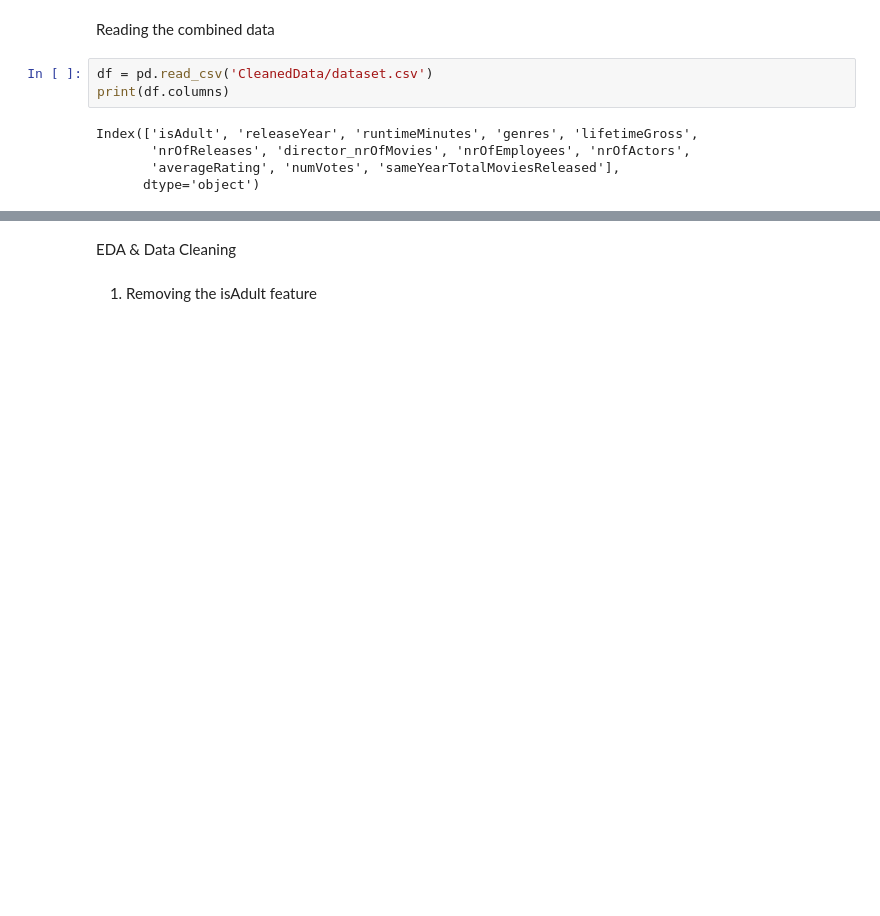
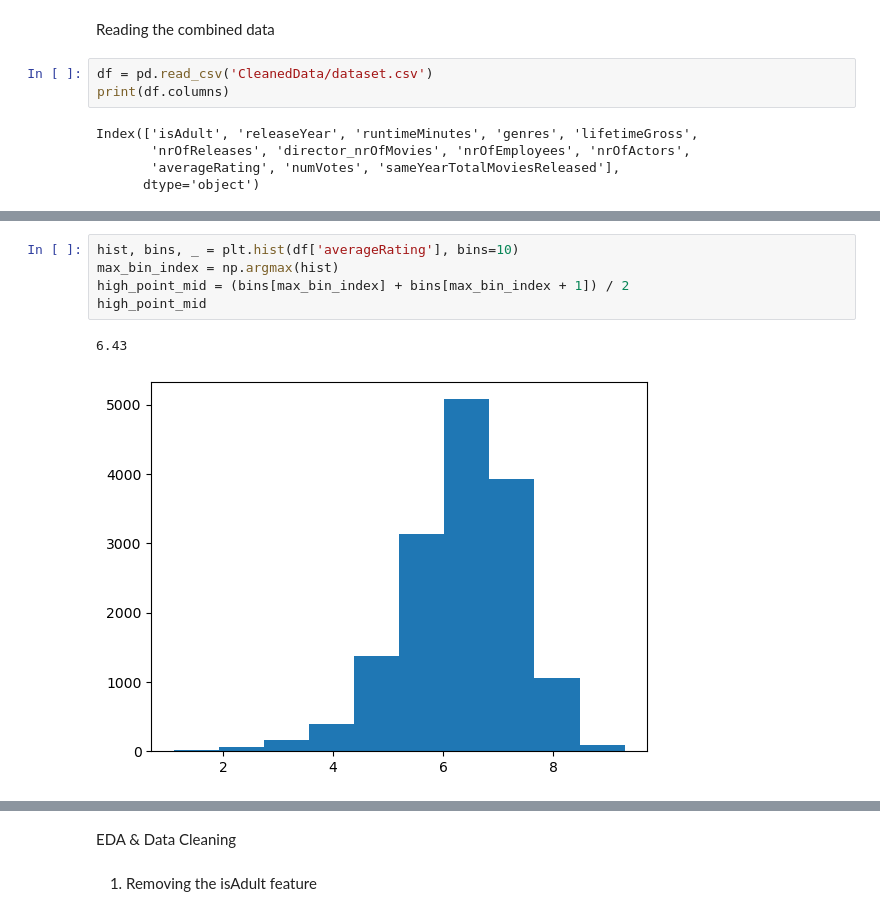
Before and after one commit to SoareCristi/BigData_MovieRatings, a Jupyter notebook: preprocessing.ipynb, the cells around one changed output, grey strips where cells are left out. Saved outputs shown, nothing was run; the diff lists cells and outputs as text; blank space fills up the shorter version.

```diff
--- a/preprocessing.ipynb
+++ b/preprocessing.ipynb
@@ -28,3 +44,11 @@ Transforming features into usable data types
+# %%
+hist, bins, _ = plt.hist(df['averageRating'], bins=10)
+max_bin_index = np.argmax(hist)
+high_point_mid = (bins[max_bin_index] + bins[max_bin_index + 1]) / 2
+high_point_mid
+# %% [output]
+6.43
+[figure, added]
 # %%
 # Currently the target is in the form of a float, we need to convert it to a categorical variable
 # such that 0 is bad, 1 is neutral, and 2 is good
```
Also changed, not shown: parts of 5 cells of this notebook, 1 other file.
